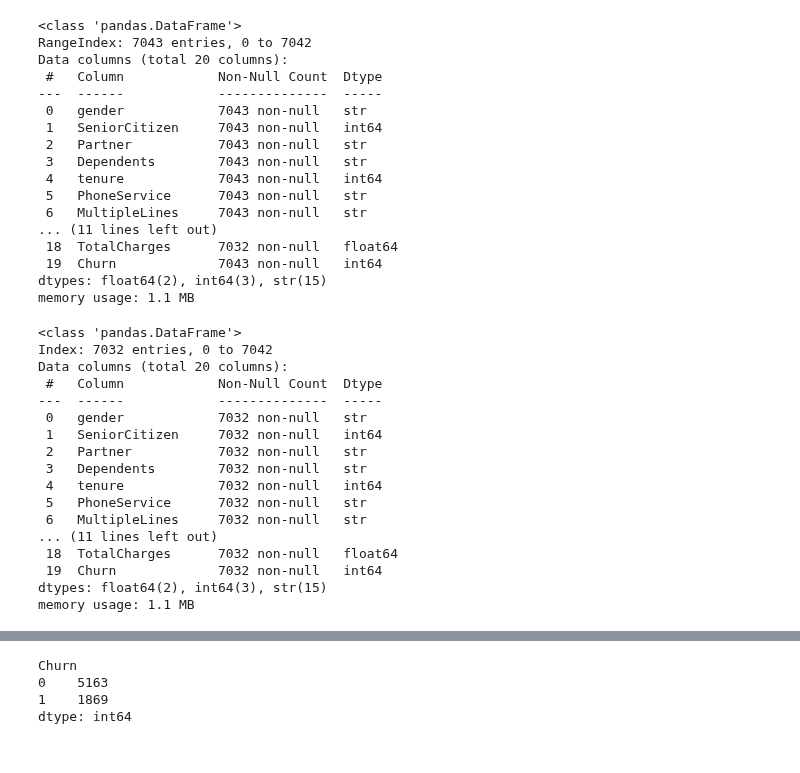
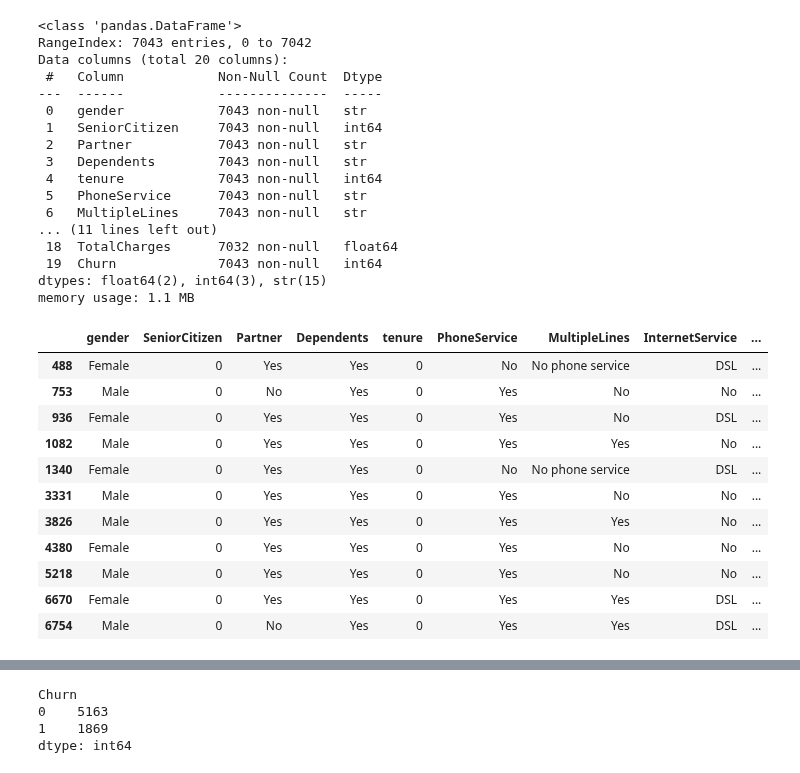
Before and after one commit to sdescha21/ML_pipe, a Jupyter notebook: src/Notebooks/2_Churn_EDA_wevsoc.ipynb, the cells around one changed output, grey strips where cells are left out. Drawn from its saved outputs; the diff is of its cells as text; code cells hidden in the pictures.

Commit message:
updating notebooks for mock churn modeling project

```diff
--- a/src/Notebooks/3_Churn_modelling_wevsoc.ipynb
+++ b/src/Notebooks/2_Churn_EDA_wevsoc.ipynb
@@ -66,8 +68,8 @@ df.duplicated().any()
 np.False_
 # %%
 # Drop customer ID column:
-df = df.drop('customerID', axis=1)
-df.head(5)
+df_eda = df.drop('customerID', axis=1)
+df_eda.head(5)
 # %% [output]
 |  | gender | SeniorCitizen | Partner | Dependents | tenure | PhoneService | MultipleLines | InternetService | ... |
 | 0 | Female | 0 | Yes | No | 1 | No | No phone service | DSL | ... |
@@ -96,9 +98,9 @@ df.describe(include='all')
 # new_col = pd.to_numeric(df.iloc[:, totalCharges], errors='coerce')
 # df.iloc[:, totalCharges] = pd.Series(new_col)
 
-df['TotalCharges'] = pd.to_numeric(df['TotalCharges'], errors='coerce')  #error = raise shows there are some empty string values in the TotalCharges column. We will need to drop these rows.
-df['Churn'] = df['Churn'].map({'Yes': 1, 'No': 0})
-df.info()
+df_eda['TotalCharges'] = pd.to_numeric(df_eda['TotalCharges'], errors='coerce')  #error = raise shows there are some empty string values in the TotalCharges column. We will need to drop these rows.
+df_eda['Churn'] = df_eda['Churn'].map({'Yes': 1, 'No': 0})
+df_eda.info()
 # %% [output]
 <class 'pandas.DataFrame'>
 RangeIndex: 7043 entries, 0 to 7042
@@ -118,27 +120,25 @@ Data columns (total 20 columns):
 dtypes: float64(2), int64(3), str(15)
 memory usage: 1.1 MB
 # %%
-#print(df.loc[488, 'TotalCharges']) Shows that there is an empty string value in the TotalCharges column. We will need to use
+#print(df_eda.loc[488, 'TotalCharges']) Shows that there is an empty string value in the TotalCharges column. We will need to use
 # error = 'coerce' to turn rows with empty strings into NaN.
 
 # REMOVE NAN VALUES FROM TOTAL CHARGES COLUMN
-df = df.dropna(subset=['TotalCharges'])
-df.info()
+#df_eda = df_eda.dropna(subset=['TotalCharges'])
+
+# IDENTIFY ROWS WITH NANS IN TOTAL CHARGES COLUMN:
+nan_rows = df_eda[df_eda['TotalCharges'].isna()]
+display(nan_rows)
 # %% [output]
-<class 'pandas.DataFrame'>
-Index: 7032 entries, 0 to 7042
-Data columns (total 20 columns):
- #   Column            Non-Null Count  Dtype
----  ------            --------------  -----
- 0   gender            7032 non-null   str
- 1   SeniorCitizen     7032 non-null   int64
- 2   Partner           7032 non-null   str
- 3   Dependents        7032 non-null   str
- 4   tenure            7032 non-null   int64
- 5   PhoneService      7032 non-null   str
- 6   MultipleLines     7032 non-null   str
-... (11 lines left out)
- 18  TotalCharges      7032 non-null   float64
- 19  Churn             7032 non-null   int64
-dtypes: float64(2), int64(3), str(15)
-memory usage: 1.1 MB
+|  | gender | SeniorCitizen | Partner | Dependents | tenure | PhoneService | MultipleLines | InternetService | ... |
+| 488 | Female | 0 | Yes | Yes | 0 | No | No phone service | DSL | ... |
+| 753 | Male | 0 | No | Yes | 0 | Yes | No | No | ... |
+| 936 | Female | 0 | Yes | Yes | 0 | Yes | No | DSL | ... |
+| 1082 | Male | 0 | Yes | Yes | 0 | Yes | Yes | No | ... |
+| 1340 | Female | 0 | Yes | Yes | 0 | No | No phone service | DSL | ... |
+| 3331 | Male | 0 | Yes | Yes | 0 | Yes | No | No | ... |
+| 3826 | Male | 0 | Yes | Yes | 0 | Yes | Yes | No | ... |
+| 4380 | Female | 0 | Yes | Yes | 0 | Yes | No | No | ... |
+| 5218 | Male | 0 | Yes | Yes | 0 | Yes | No | No | ... |
+| 6670 | Female | 0 | Yes | Yes | 0 | Yes | Yes | DSL | ... |
+| 6754 | Male | 0 | No | Yes | 0 | Yes | Yes | DSL | ... |
```
Also changed, not shown: parts of 12 cells of this notebook, 7 other files.
